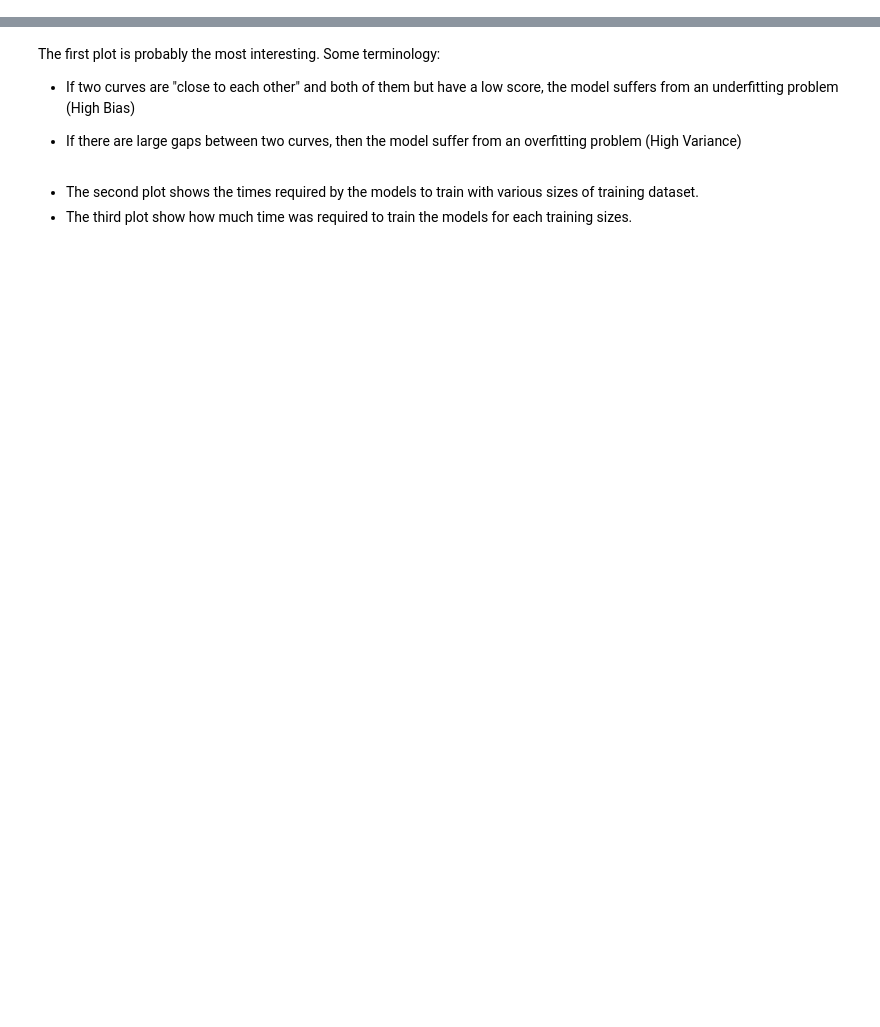
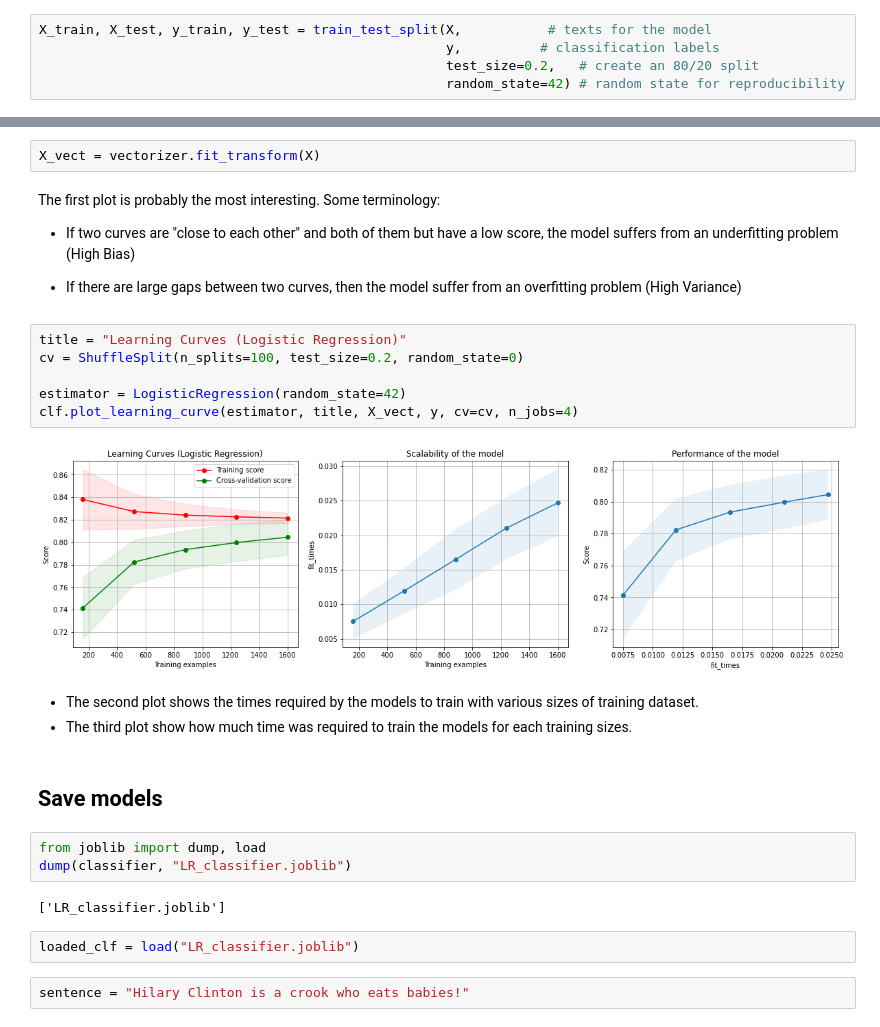
Before and after one commit to CDS-AU-DK/cds-language, a Jupyter notebook: notebooks/session7_inclass_rdkm.ipynb, the cells around one changed output, grey strips where cells are left out. Drawn from its saved outputs; the diff is of its cells as text; blank space fills up the shorter version.

```diff
--- a/notebooks/session7_inclass_rdkm.ipynb
+++ b/notebooks/session7_inclass_rdkm.ipynb
@@ -54,6 +97,11 @@
 I've included most of the 'hard work' for you here already, because these are long cells which might be easy to mess up while live-coding.
 
 Instead, we'll discuss what's happening. If you have questions, don't be shy!
+# %%
+X_train, X_test, y_train, y_test = train_test_split(X,           # texts for the model
+                                                    y,          # classification labels
+                                                    test_size=0.2,   # create an 80/20 split
+                                                    random_state=42) # random state for reproducibility
 # %% [markdown]
 # Vectorizing and Feature Extraction
 # %% [markdown]
@@ -114,12 +219,33 @@ One thing we can't be sure of is that our model performance is simply related to
 To try to mitigate this, we can perform cross-validation, in order to test a number of different train-test splits and finding the average scores.
 
 Let's do this on the full dataset
+# %%
+X_vect = vectorizer.fit_transform(X)
 # %% [markdown]
 The first plot is probably the most interesting. Some terminology:
 
 - If two curves are "close to each other" and both of them but have a low score, the model suffers from an underfitting problem (High Bias)
 
 - If there are large gaps between two curves, then the model suffer from an overfitting problem (High Variance)
+# %%
+title = "Learning Curves (Logistic Regression)"
+cv = ShuffleSplit(n_splits=100, test_size=0.2, random_state=0)
+
+estimator = LogisticRegression(random_state=42)
+clf.plot_learning_curve(estimator, title, X_vect, y, cv=cv, n_jobs=4)
+# %% [output]
+[figure, added]
 # %% [markdown]
 - The second plot shows the times required by the models to train with various sizes of training dataset.
 - The third plot show how much time was required to train the models for each training sizes.
+# %% [markdown]
+## Save models
+# %%
+from joblib import dump, load
+dump(classifier, "LR_classifier.joblib")
+# %% [output]
+['LR_classifier.joblib']
+# %%
+loaded_clf = load("LR_classifier.joblib")
+# %%
+sentence = "Hilary Clinton is a crook who eats babies!"
```
Also changed, not shown: parts of 28 cells of this notebook.
